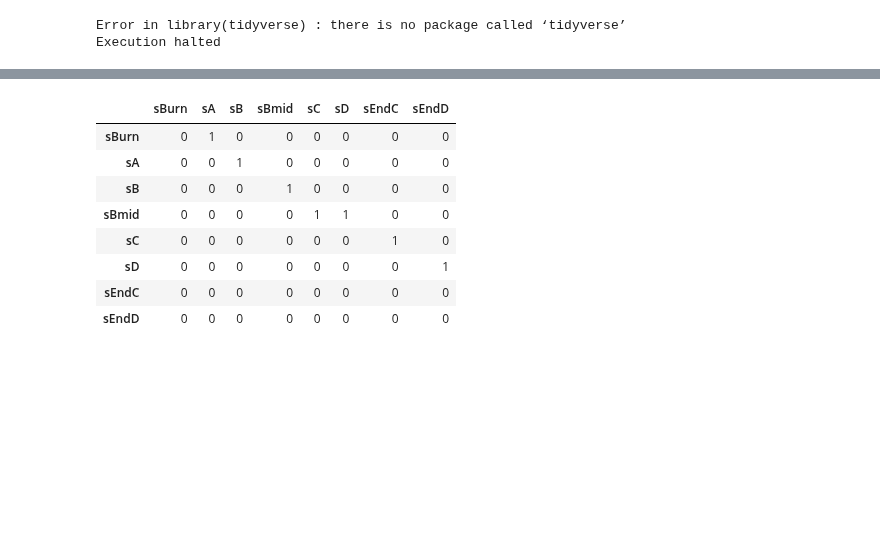
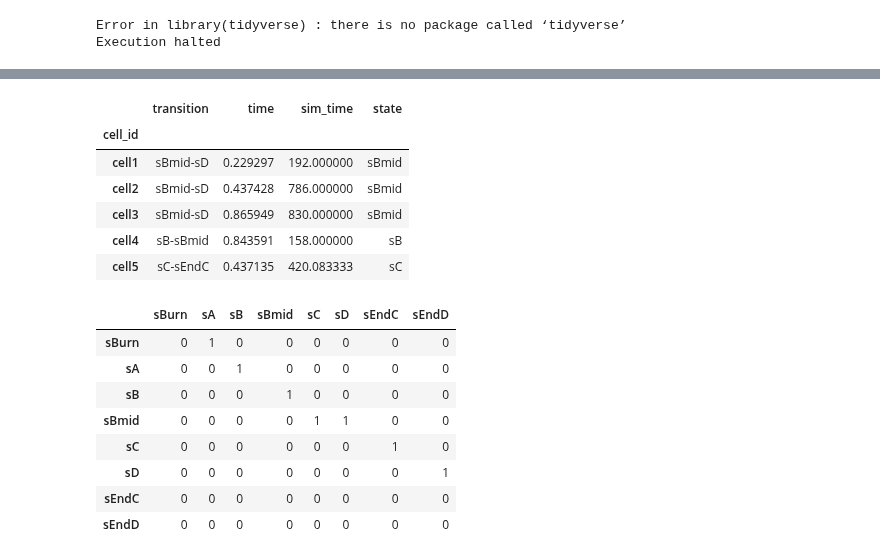
Before and after one commit to DavidWild02/BachelorThesis-ML-Gene-Interactions, a Jupyter notebook: src/PrepareSyntheticData.ipynb, the cells around one changed output, grey strips where cells are left out. Drawn from its saved outputs; the diff is of its cells as text; code cells hidden in the pictures; blank space fills up the shorter version.

```diff
--- a/src/PrepareSyntheticData.ipynb
+++ b/src/PrepareSyntheticData.ipynb
@@ -24,3 +25,16 @@ df_cell_info.head()
+# %%
+df_cell_info["transition"] = df_cell_info["from"] + "-" + df_cell_info["to"]
+df_cell_info["state"] = df_cell_info["from"]
+df_cell_info = df_cell_info[["transition", "time", "sim_time", "state"]]
+df_cell_info.head()
+# %% [output]
+|  | transition | time | sim_time | state |
+| cell_id |  |  |  |  |
+| cell1 | sBmid-sD | 0.229297 | 192.000000 | sBmid |
+| cell2 | sBmid-sD | 0.437428 | 786.000000 | sBmid |
+| cell3 | sBmid-sD | 0.865949 | 830.000000 | sBmid |
+| cell4 | sB-sBmid | 0.843591 | 158.000000 | sB |
+| cell5 | sC-sEndC | 0.437135 | 420.083333 | sC |
 # %%
 from_state = df_expression_patterns["from"]
 to_state = df_expression_patterns["to"]
```
Also changed, not shown: parts of 12 cells of this notebook, 1 other file.
